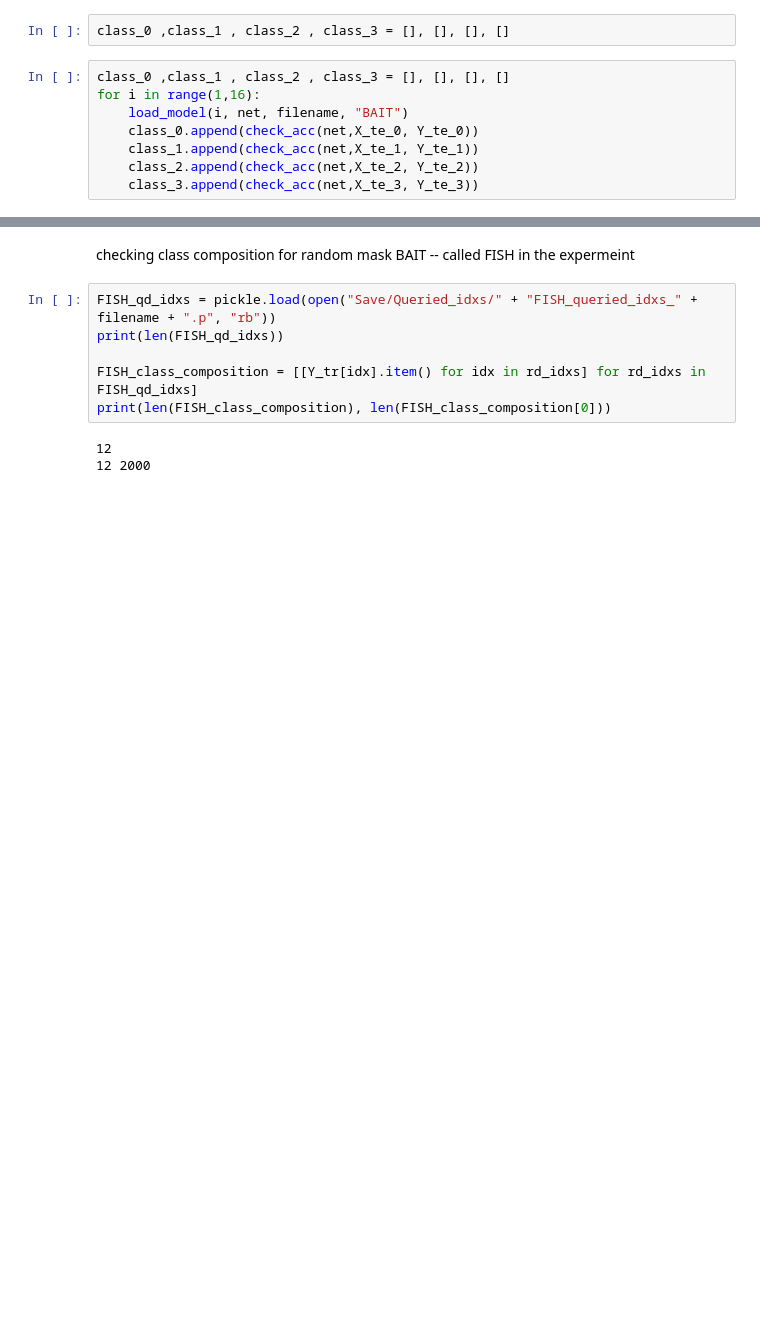
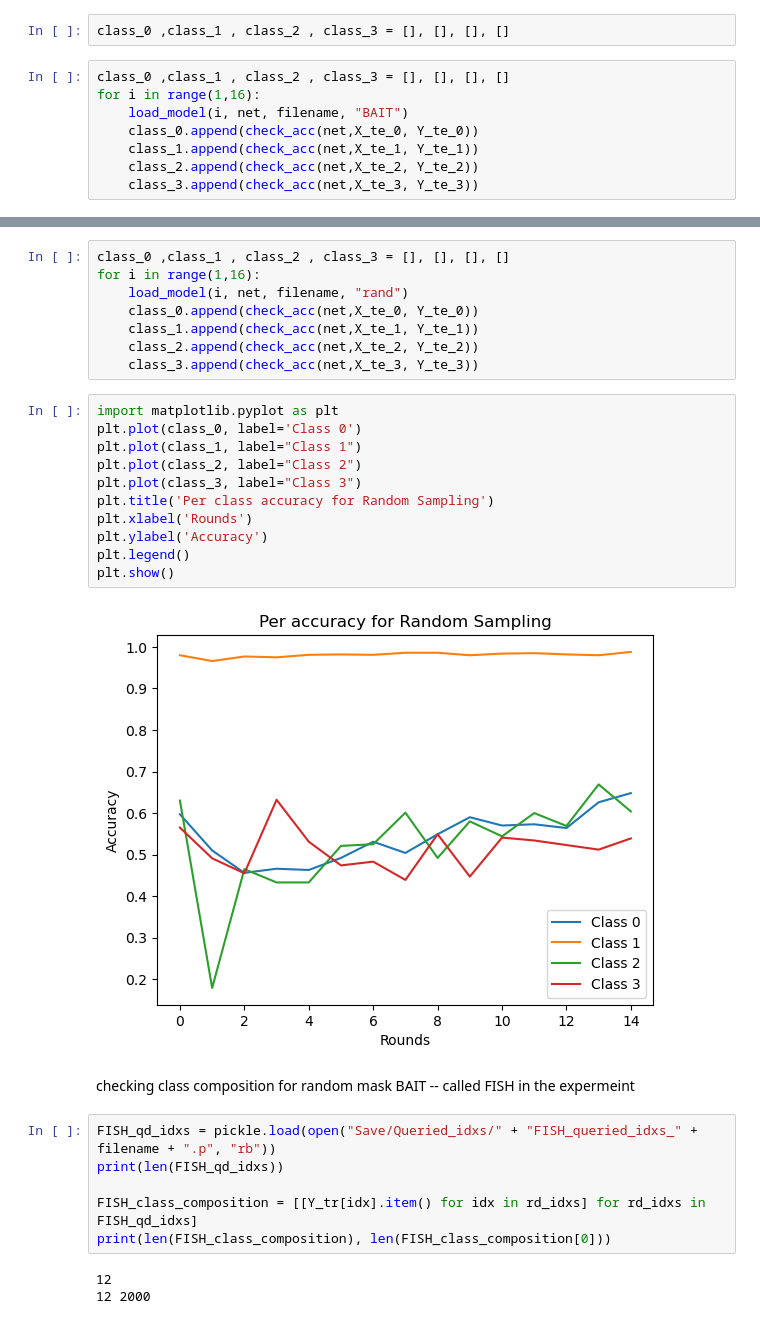
Before and after one commit to sgchr273/FisherMask, a Jupyter notebook: viz.ipynb, the cells around one changed output, grey strips where cells are left out. Saved outputs shown, nothing was run; the diff lists cells and outputs as text; blank space fills up the shorter version.

```diff
--- a/viz.ipynb
+++ b/viz.ipynb
@@ -671,6 +719,27 @@ plt.legend()
 plt.show()
 # %% [output]
 [figure]
+# %%
+class_0 ,class_1 , class_2 , class_3 = [], [], [], []
+for i in range(1,16):
+    load_model(i, net, filename, "rand")
+    class_0.append(check_acc(net,X_te_0, Y_te_0))
+    class_1.append(check_acc(net,X_te_1, Y_te_1))
+    class_2.append(check_acc(net,X_te_2, Y_te_2))
+    class_3.append(check_acc(net,X_te_3, Y_te_3))
+# %%
+import matplotlib.pyplot as plt
+plt.plot(class_0, label='Class 0')
+plt.plot(class_1, label="Class 1")
+plt.plot(class_2, label="Class 2")
+plt.plot(class_3, label="Class 3")
+plt.title('Per class accuracy for Random Sampling')
+plt.xlabel('Rounds')
+plt.ylabel('Accuracy')
+plt.legend()
+plt.show()
+# %% [output]
+[figure, added]
 # %% [markdown]
 checking class composition for random mask BAIT -- called FISH in the expermeint
 # %%
```
Also changed, not shown: parts of 13 cells of this notebook, 6 other files.
